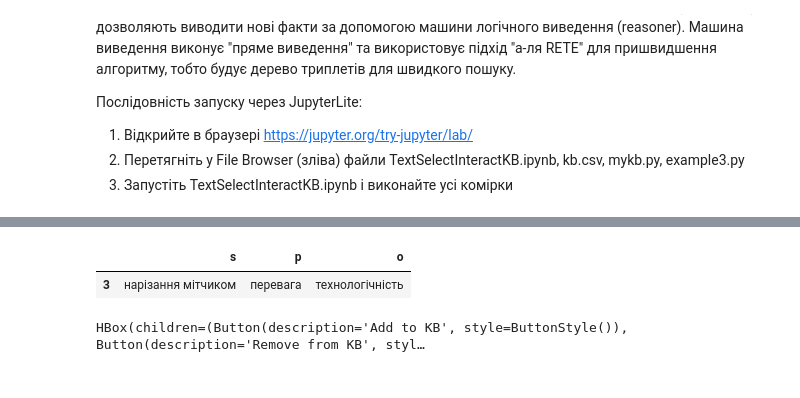
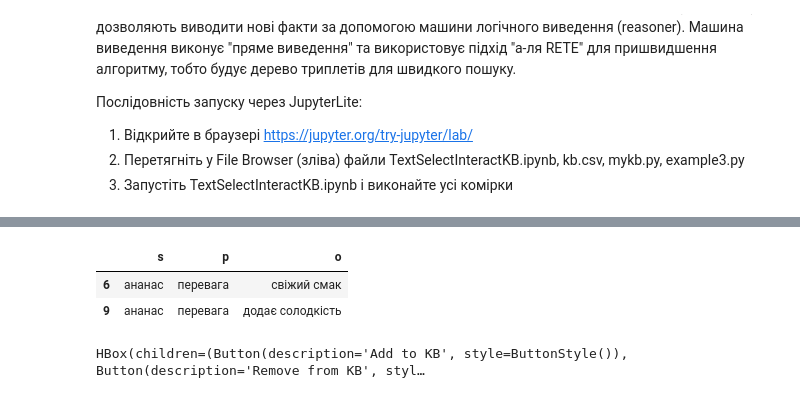
Before and after one commit to mik-nung/ThreadES, a Jupyter notebook: TextSelectInteractKB.ipynb, the cells around one changed output, grey strips where cells are left out. Saved outputs shown, nothing was run; the diff lists cells and outputs as text; code cells hidden in the pictures.

```diff
--- a/TextSelectInteractKB.ipynb
+++ b/TextSelectInteractKB.ipynb
@@ -38,10 +93,10 @@ from mykb import df
 # %%
-# приклад запиту до бази знань:
-# вивести таблицю усіх фактів (s, p, o), де s містить "різ" і p містить "перевага"
-df[df["s"].str.contains("різ") & df["p"].str.contains("перевага")]
+# Вивести таблицю усіх фактів (s, p, o), де s містить "ананас" і p містить "перевага"
+df[df["s"].str.contains("ананас") & df["p"].str.contains("перевага")]
 # %% [output]
 |  | s | p | o |
-| 3 | нарізання мітчиком | перевага | технологічність |
+| 6 | ананас | перевага | свіжий смак |
+| 9 | ананас | перевага | додає солодкість |
 # %%
 fdf=None # pandas dataframe (таблиця)
 import time
```
Also changed, not shown: parts of 8 cells of this notebook, 2 other files.
